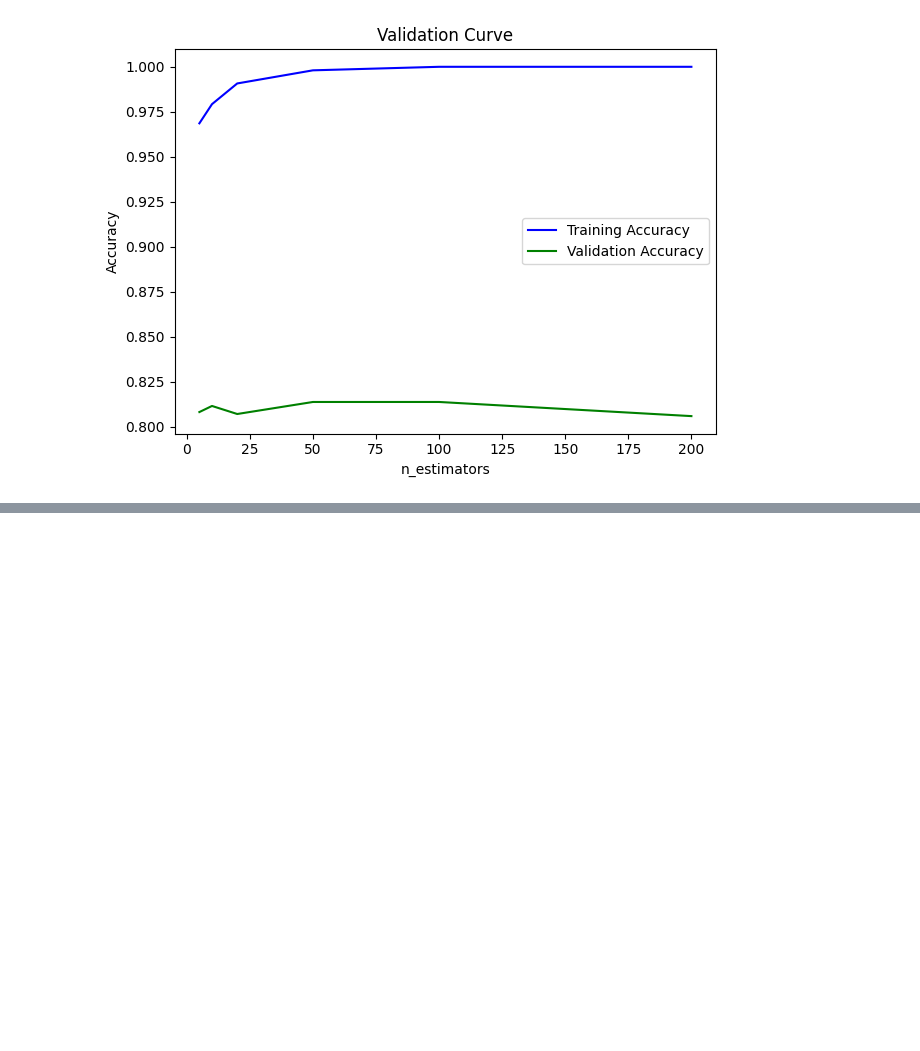
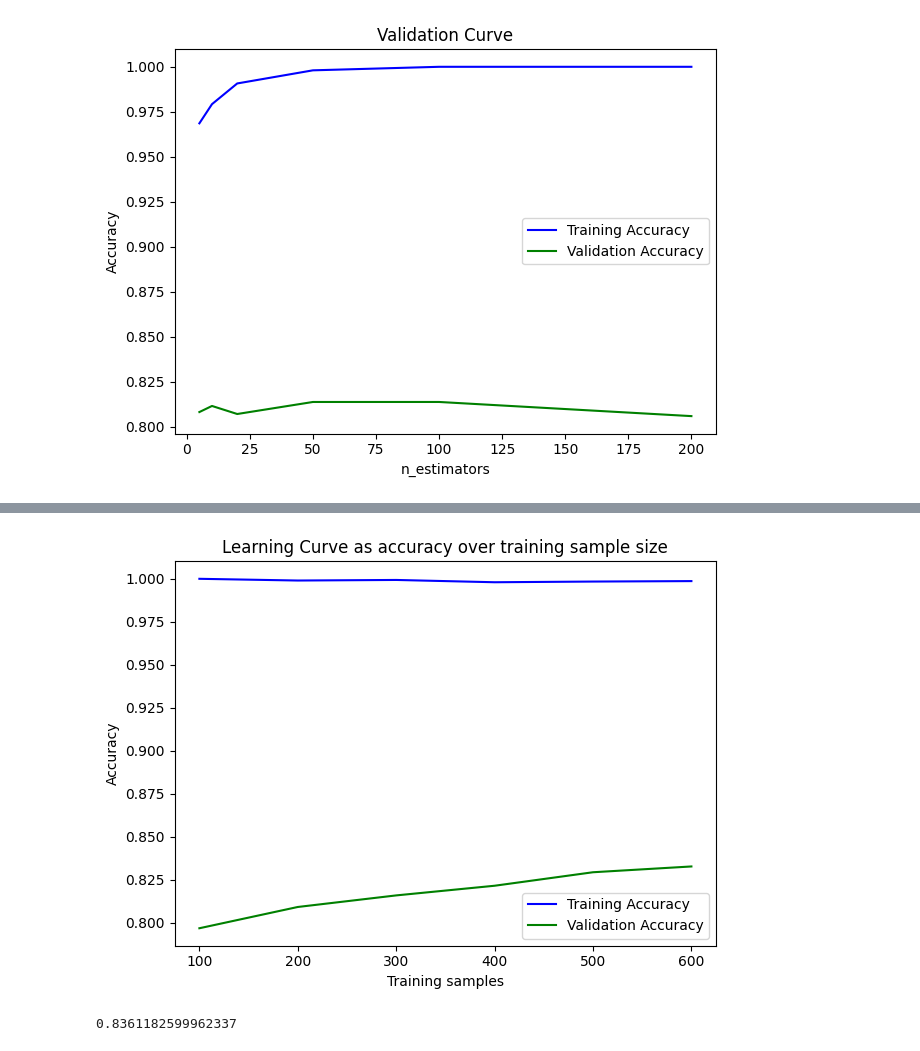
Before and after one commit to mherna72/kaggle_projects, a Jupyter notebook: titani.ipynb, the cells around one changed output, grey strips where cells are left out. Cells and saved outputs as stored; diff of their text form; code cells hidden in the pictures; blank space fills up the shorter version.

```diff
--- a/titani.ipynb
+++ b/titani.ipynb
@@ -136,0 +143,9 @@ valid_curve(mod, encoded_x, y, folds=5, pname='n_estimators',plist=[5,10,20,50,1
+# %%
+model = svm.SVC(kernel='linear')
+pipe = Pipeline(steps = [('pre', trans), ('model', model)])
+learn_curve(pipe, x, y)
+score = cross_val_score(pipe, X = x, y = y, cv = 5, scoring= 'accuracy')
+print(score.mean())
+# %% [output]
+[figure, added]
+0.8361182599962337
```
Also changed, not shown: parts of 2 cells of this notebook.
